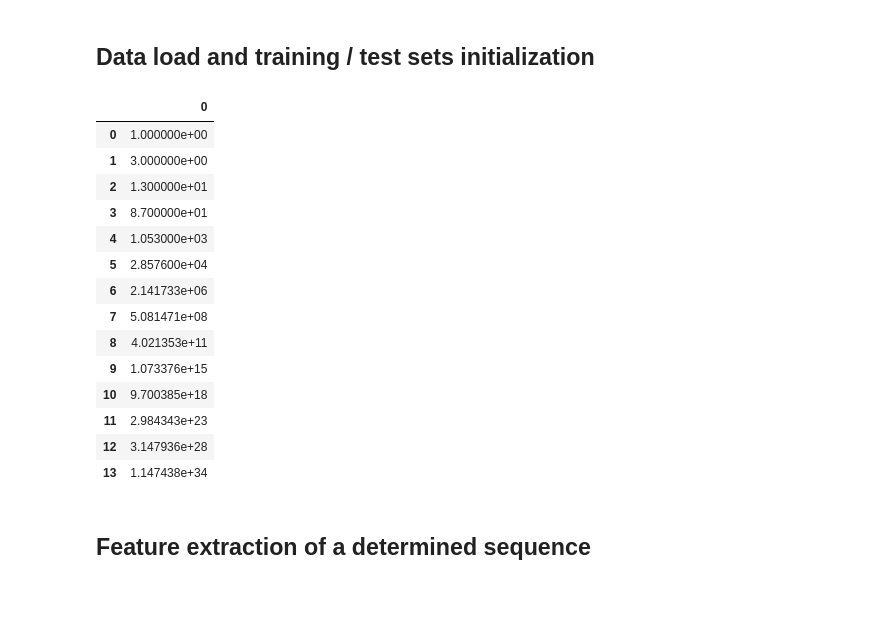
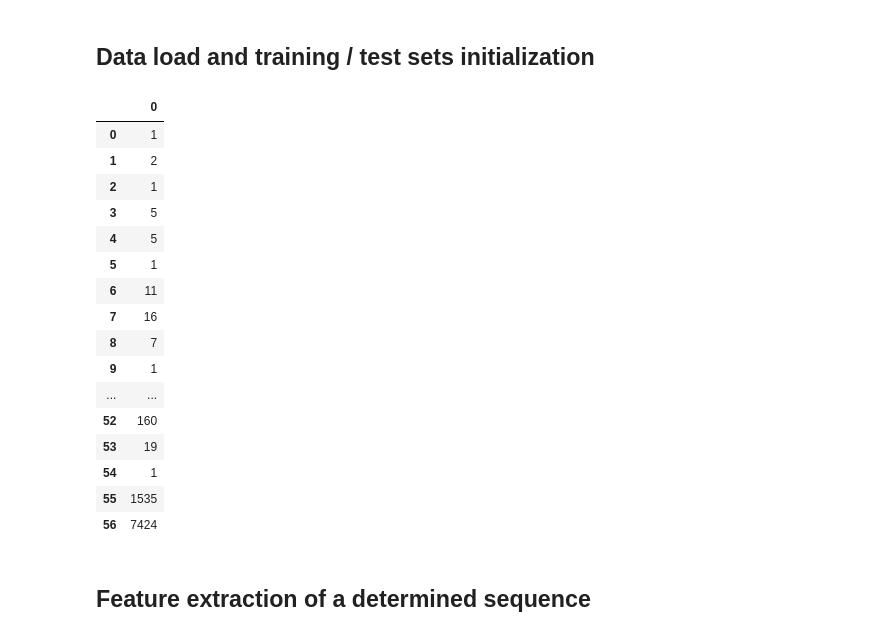
Before and after one commit to gerardobort/kaggle, a Jupyter notebook: integer-sequence-learning/serious approach 1.ipynb, the cells around one changed output. Drawn from its saved outputs; the diff is of its cells as text; code cells hidden in the pictures; blank space fills up the shorter version.

```diff
--- a/integer-sequence-learning/serious approach 1.ipynb
+++ b/integer-sequence-learning/serious approach 1.ipynb
@@ -17,39 +17,41 @@ a(n) = Xa(n-2) + Ya(n-1)
 # %%
 import numpy  as np
 import pandas as pd
 import matplotlib.pyplot as plt
 from sklearn.linear_model import LinearRegression
 from IPython.display import display, HTML
 %matplotlib inline
 
 def stoarray(data = [], sep = ','):
     return data.map(lambda x: np.array(x.split(sep), dtype=float))
 
 # load the data
 colna = ['id', 'seq']
 train = pd.read_csv("data/train.csv")
 test = pd.read_csv("data/test.csv")
 test.columns = colna
 train.columns = colna
 train['seq'], test['seq'] = stoarray(train['seq']), stoarray(test['seq'])
 train.head()
-display(pd.DataFrame(train.seq[0]))
+display(pd.DataFrame(train.seq[1].astype(int)))
 # %% [output]
 |  | 0 |
-| 0 | 1.000000e+00 |
-| 1 | 3.000000e+00 |
-| 2 | 1.300000e+01 |
-| 3 | 8.700000e+01 |
-| 4 | 1.053000e+03 |
-| 5 | 2.857600e+04 |
-| 6 | 2.141733e+06 |
-| 7 | 5.081471e+08 |
-| 8 | 4.021353e+11 |
-| 9 | 1.073376e+15 |
-| 10 | 9.700385e+18 |
-| 11 | 2.984343e+23 |
-| 12 | 3.147936e+28 |
-| 13 | 1.147438e+34 |
+| 0 | 1 |
+| 1 | 2 |
+| 2 | 1 |
+| 3 | 5 |
+| 4 | 5 |
+| 5 | 1 |
+| 6 | 11 |
+| 7 | 16 |
+| 8 | 7 |
+| 9 | 1 |
+| ... | ... |
+| 52 | 160 |
+| 53 | 19 |
+| 54 | 1 |
+| 55 | 1535 |
+| 56 | 7424 |
 # %% [markdown]
 ## Feature extraction of a determined sequence
 # %%
```
Also changed, not shown: parts of 4 cells of this notebook, 1 other file.
